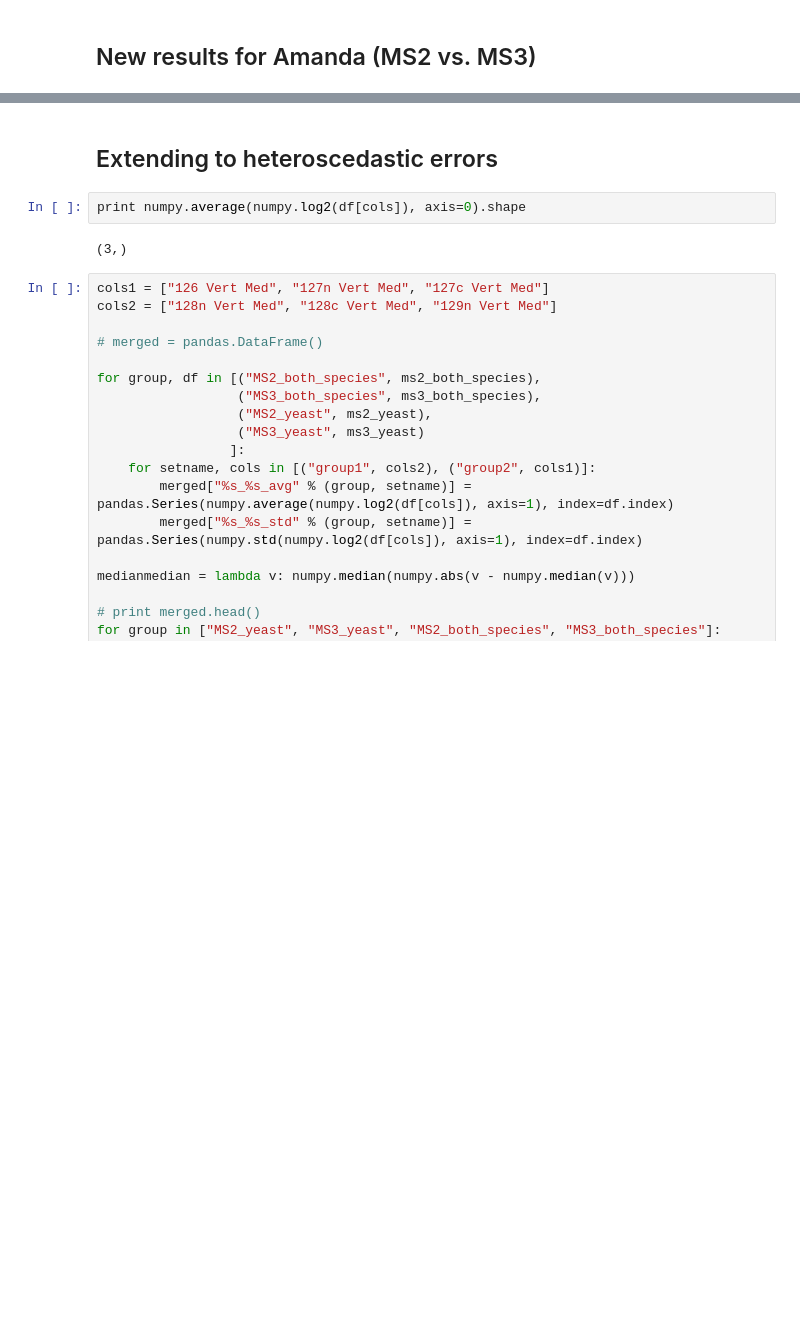
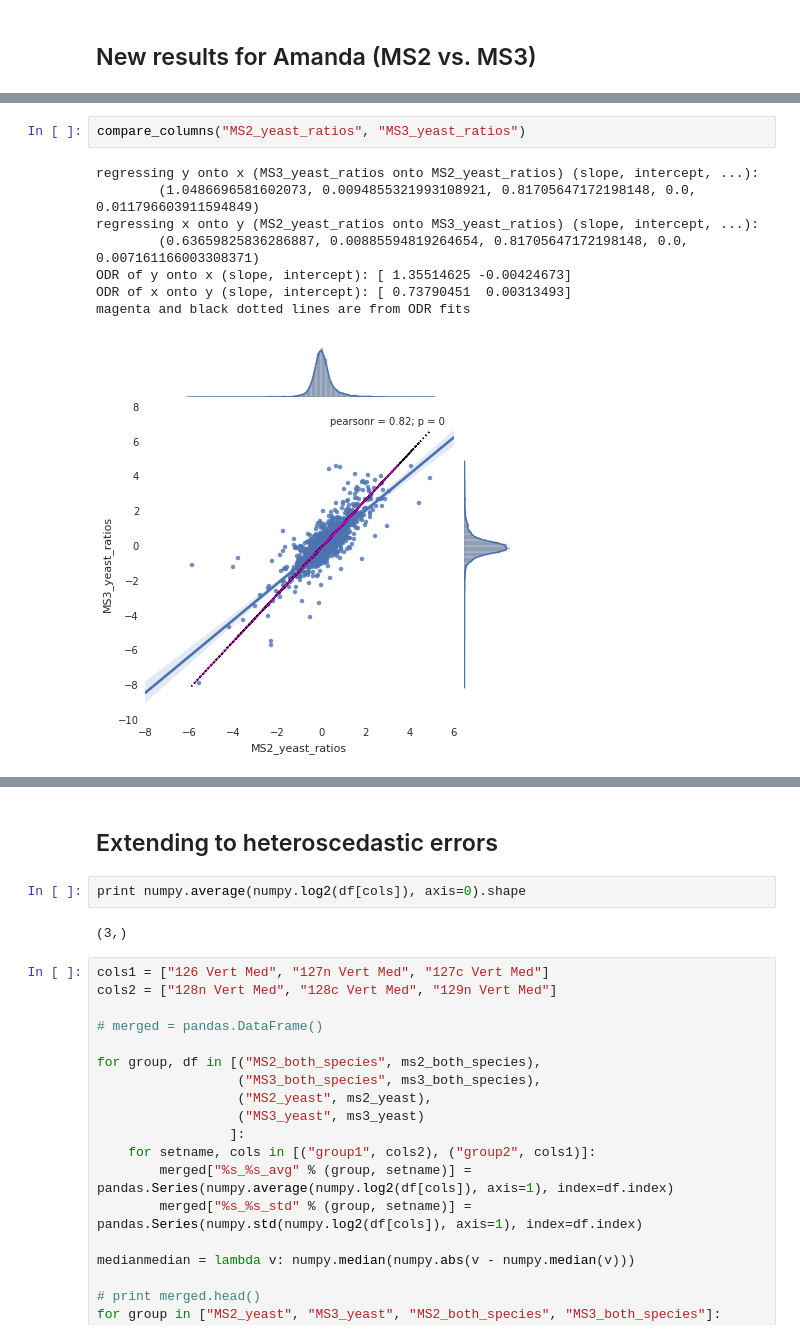
Before and after one commit to matted-zz/ipynb_test, a Jupyter notebook: Ratio comparison with errors in both variables.ipynb, the cells around one changed output, grey strips where cells are left out. Cells and saved outputs as stored; diff of their text form; blank space fills up the shorter version.

```diff
--- a/Ratio comparison with errors in both variables.ipynb
+++ b/Ratio comparison with errors in both variables.ipynb
@@ -123,0 +139,11 @@ magenta and black dotted lines are from ODR fits
+# %%
+compare_columns("MS2_yeast_ratios", "MS3_yeast_ratios")
+# %% [output]
+regressing y onto x (MS3_yeast_ratios onto MS2_yeast_ratios) (slope, intercept, ...):
+        (1.0486696581602073, 0.0094855321993108921, 0.81705647172198148, 0.0, 0.011796603911594849)
+regressing x onto y (MS2_yeast_ratios onto MS3_yeast_ratios) (slope, intercept, ...):
+        (0.63659825836286887, 0.00885594819264654, 0.81705647172198148, 0.0, 0.007161166003308371)
+ODR of y onto x (slope, intercept): [ 1.35514625 -0.00424673]
+ODR of x onto y (slope, intercept): [ 0.73790451  0.00313493]
+magenta and black dotted lines are from ODR fits
+[figure, added]
```
Also changed, not shown: parts of 10 cells of this notebook.
